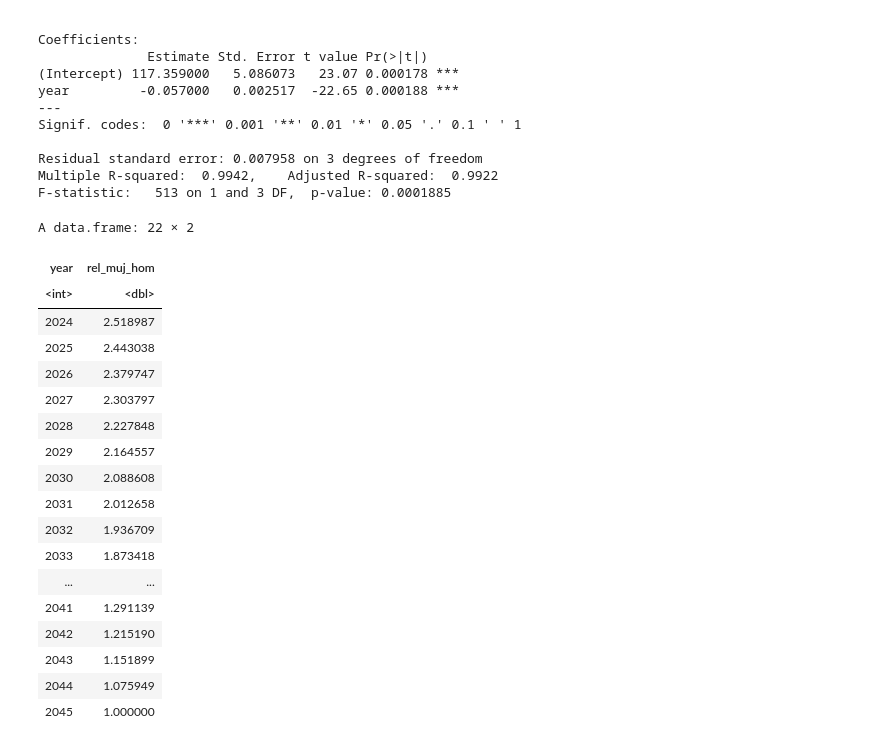
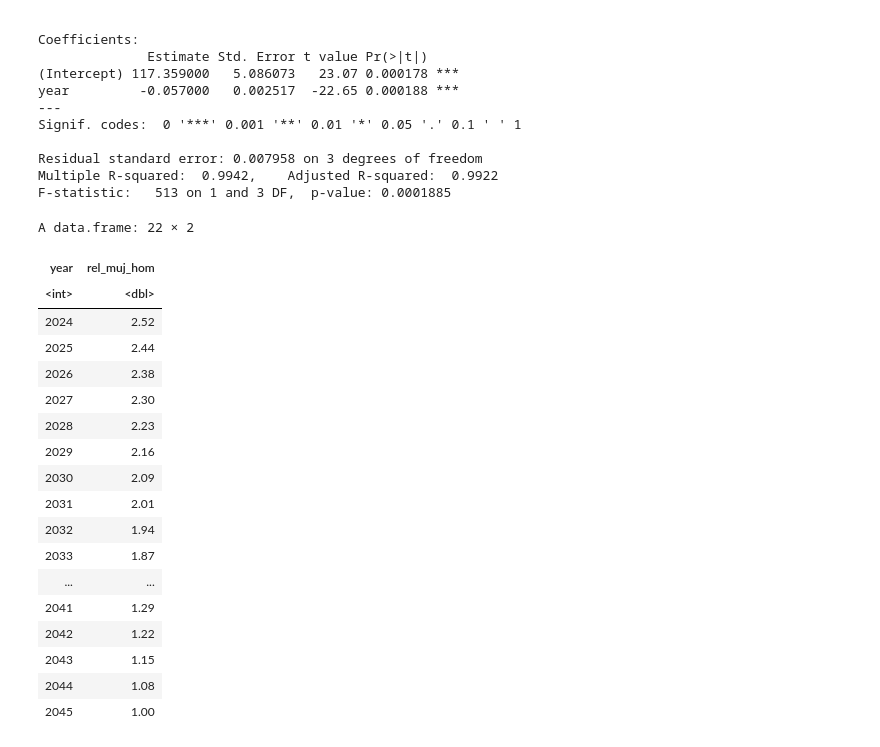
Before and after one commit to cpyp-ipdp/pgd_cdmx, a Jupyter notebook: indicadores/mujeres/indicadores_mujeres_pgd.ipynb, the cells around one changed output. Saved outputs shown, nothing was run; the diff lists cells and outputs as text; code cells hidden in the pictures.

```diff
--- a/indicadores/mujeres/indicadores_mujeres_pgd.ipynb
+++ b/indicadores/mujeres/indicadores_mujeres_pgd.ipynb
@@ -1216,30 +1206,31 @@ F-statistic:   513 on 1 and 3 DF,  p-value: 0.0001885
 # %%
 ##Hacer las predicciones de 2025 a 2045
 predicciones_tiempo<-data.frame(year=2024:2045)
 predicciones_tiempo$rel_muj_hom<-predict(modelo_tiempo,newdata=predicciones_tiempo)%>%
     round(2)
 ajuste <- 1 / predicciones_tiempo$rel_muj_hom[predicciones_tiempo$year == 2045]
 
 
 predicciones_tiempo$rel_muj_hom <- predicciones_tiempo$rel_muj_hom * ajuste
-predicciones_tiempo
+predicciones_tiempo%>%
+mutate(rel_muj_hom=round(rel_muj_hom,2))
 # %% [output]
 A data.frame: 22 × 2
 | year | rel_muj_hom |
 | <int> | <dbl> |
-| 2024 | 2.518987 |
-| 2025 | 2.443038 |
-| 2026 | 2.379747 |
-| 2027 | 2.303797 |
-| 2028 | 2.227848 |
-| 2029 | 2.164557 |
-| 2030 | 2.088608 |
-| 2031 | 2.012658 |
-| 2032 | 1.936709 |
-| 2033 | 1.873418 |
+| 2024 | 2.52 |
+| 2025 | 2.44 |
+| 2026 | 2.38 |
+| 2027 | 2.30 |
+| 2028 | 2.23 |
+| 2029 | 2.16 |
+| 2030 | 2.09 |
+| 2031 | 2.01 |
+| 2032 | 1.94 |
+| 2033 | 1.87 |
 | ... | ... |
-| 2041 | 1.291139 |
-| 2042 | 1.215190 |
-| 2043 | 1.151899 |
-| 2044 | 1.075949 |
-| 2045 | 1.000000 |
+| 2041 | 1.29 |
+| 2042 | 1.22 |
+| 2043 | 1.15 |
+| 2044 | 1.08 |
+| 2045 | 1.00 |
```
Also changed, not shown: parts of 2 cells of this notebook.
